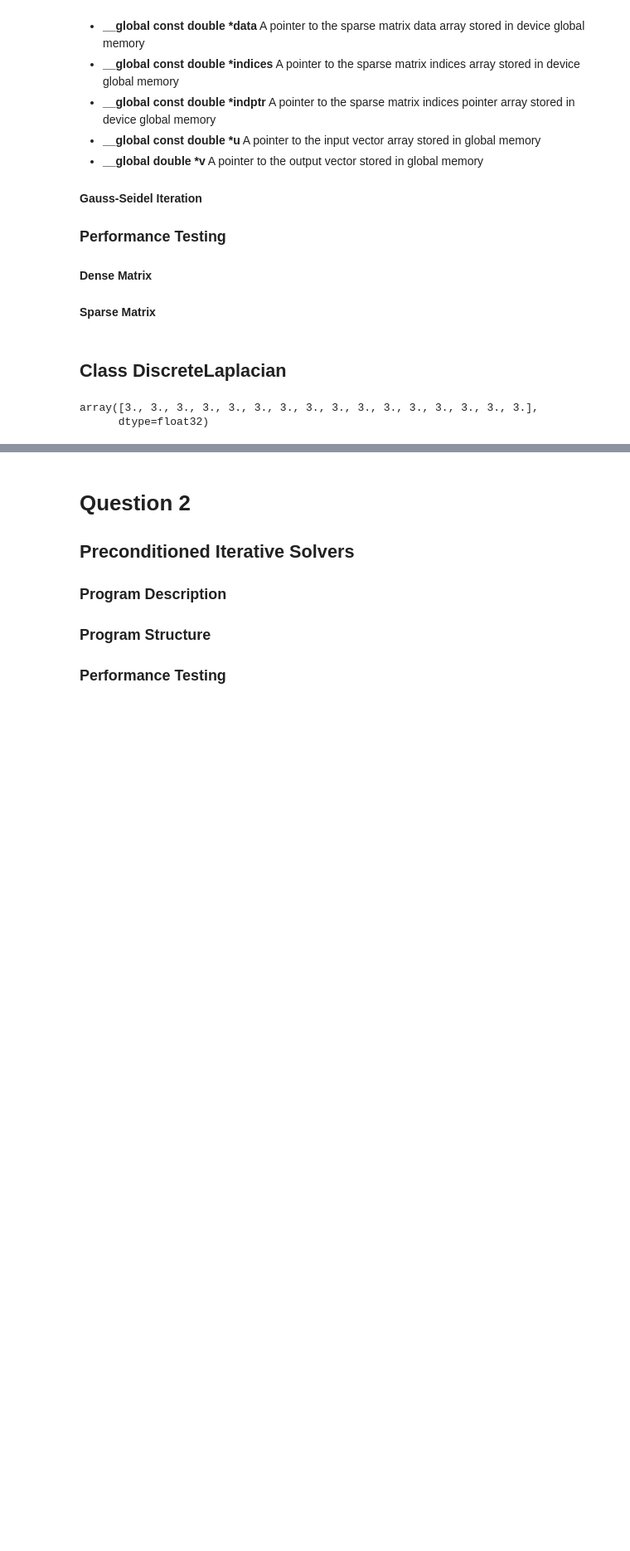
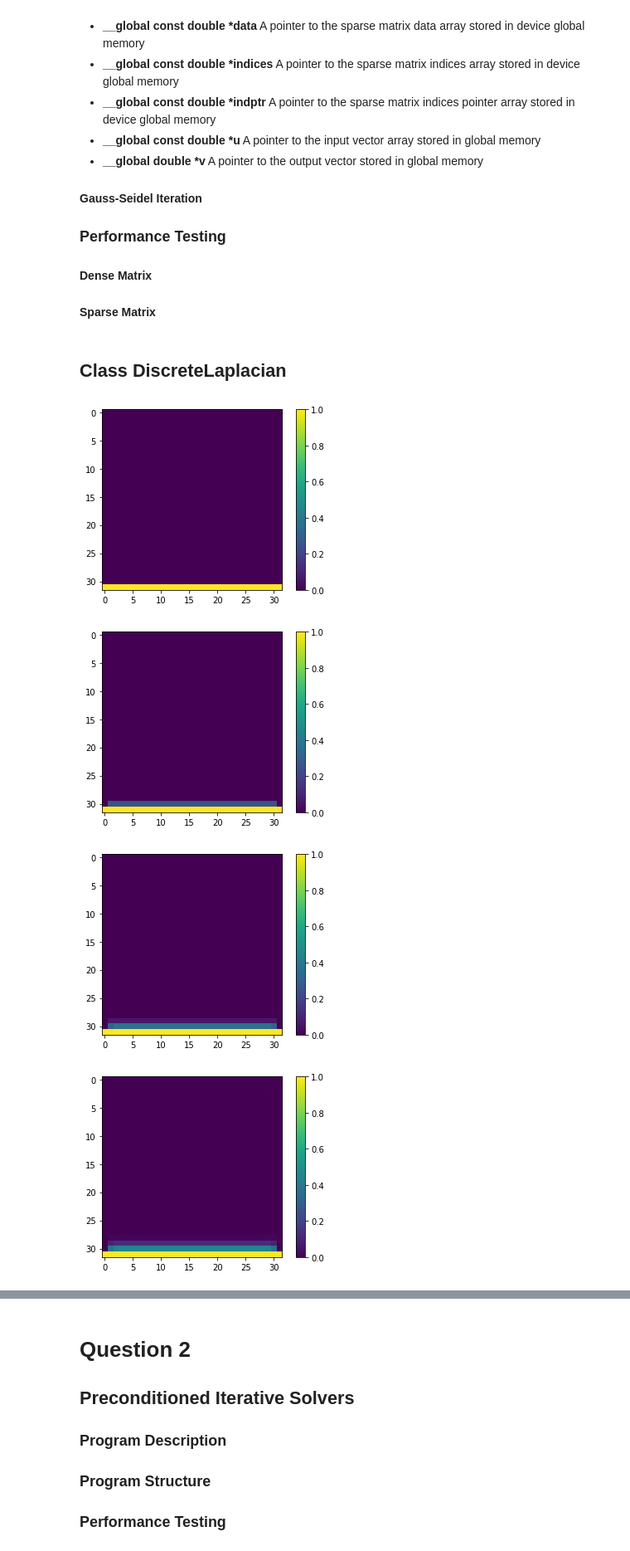
Before and after one commit to johnduffymsc/PHAS0102, a Jupyter notebook: assignment-3.ipynb, the cells around one changed output, grey strips where cells are left out. Shown at 83% size. Saved outputs shown, nothing was run; the diff lists cells and outputs as text; code cells hidden in the pictures; blank space fills up the shorter version.

```diff
--- a/assignment-3.ipynb
+++ b/assignment-3.ipynb
@@ -153,13 +162,58 @@ class DiscreteLaplacian(LinearOperator):
 # %%
 # Test the class DiscreteLaplacian.
 
-M = 4
+M = 5
 
-u = np.ones((M, M), dtype=np.float32)
+# Generate test data with boundary conditions as per Question 1.
+
+u = np.full((M, M), 0.0, dtype=np.float32)
+
+u[:, 0] = 0.0
+u[0, :] = 0.0
+u[:, M-1] = 0.0
+u[M-1, :] = 1.0
+
+print(u)
 
 laplacian = DiscreteLaplacian(M)
 
-laplacian * u.flatten()
+v = laplacian(np.ascontiguousarray(u.flatten())).reshape(M, M)
+
+print(v)
-# %% [output]
-array([3., 3., 3., 3., 3., 3., 3., 3., 3., 3., 3., 3., 3., 3., 3., 3.],
-      dtype=float32)
+# %%
+%matplotlib inline
+
+from matplotlib import pyplot as plt
+
+def plot(z):
+    plt.imshow(z, origin='upper')
+    plt.colorbar()
+    plt.show()
+
+plot(u)
+plot(v)
+# %%
+# Repeated call...
+
+M = 32
+
+u = np.full((M, M), 0.0, dtype=np.float32)
+
+u[:, 0] = 0.0
+u[0, :] = 0.0
+u[:, M-1] = 0.0
+u[M-1, :] = 1.0
+
+plot(u)
+
+laplacian = DiscreteLaplacian(M)
+
+for _ in range(10):
+    v = laplacian(u.flatten()).reshape(M, M)
+    plot(v)
+    u = v
+# %% [output]
+[figure, added]
+[figure, added]
+[figure, added]
+[figure, added]
```
Also changed, not shown: parts of 3 cells of this notebook.
